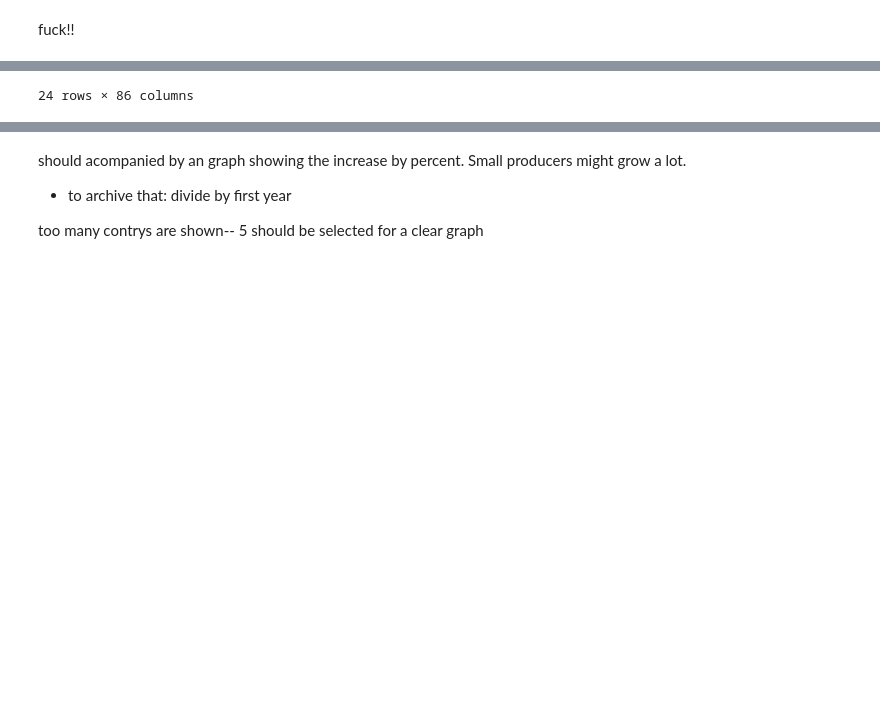
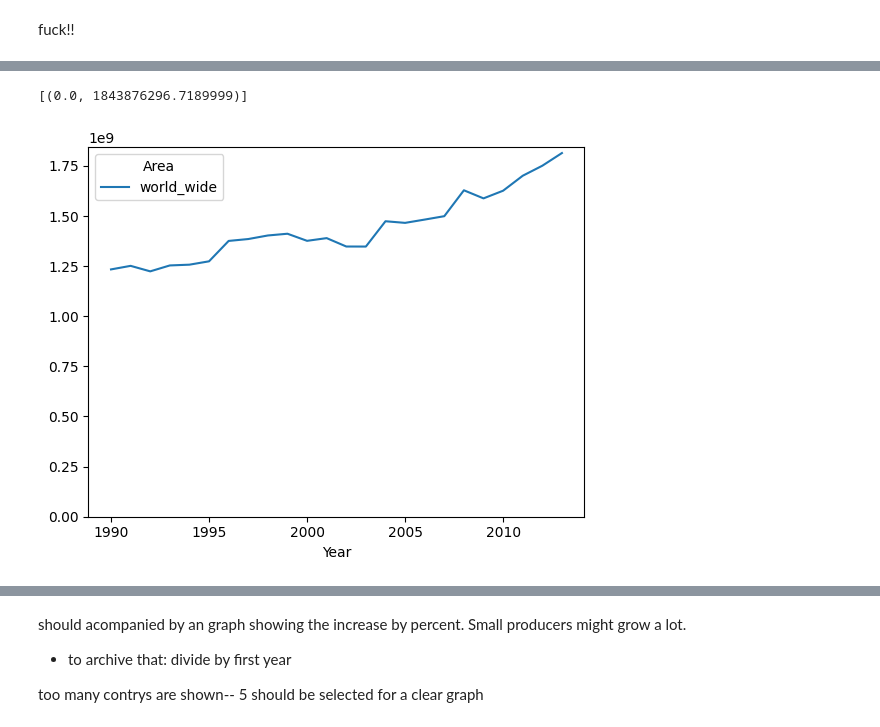
Before and after one commit to LucasJohannsenShadow/AVCD, a Jupyter notebook: working file.ipynb, the cells around one changed output, grey strips where cells are left out. Saved outputs shown, nothing was run; the diff lists cells and outputs as text; code cells hidden in the pictures; blank space fills up the shorter version.

```diff
--- a/working file.ipynb
+++ b/working file.ipynb
@@ -262,8 +241,7 @@ merged_cereal
 # %%
-#merged_cereal= merged_cereal.drop(["avg_temp", "Item_x", "Unit_x", "Domain", "Element_y", "Item_y", "Unit_y", "pesticide_amound"], axis= 1)
 merged_cereal_wide = merged_cereal.drop_duplicates(subset=['Area', 'Year'], keep='last')
-
 merged_cereal_wide = merged_cereal_wide.pivot(index= "Year",columns= "Area",values= "yield_amound")
-# (index='Country',columns='Year',values='Value')
-merged_cereal_wide
+merged_cereal_wide['world_wide'] = merged_cereal_wide[list(merged_cereal_wide.columns)].sum(axis=1)
+p1 = sns.lineplot(data=merged_cereal_wide[["world_wide"]])
+p1.set(ylim=(0))
 # %% [output]
@@ -288,2 +248,3 @@ merged_cereal_wide
-24 rows × 86 columns
+[(0.0, 1843876296.7189999)]
+[figure, added]
 # %%
```
Also changed, not shown: parts of 17 cells of this notebook.
